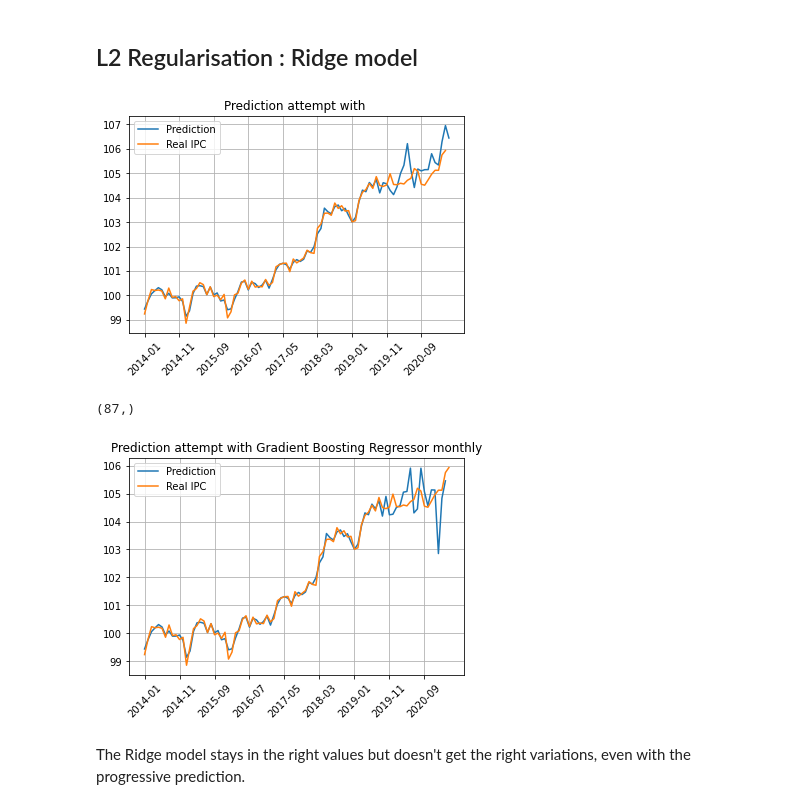
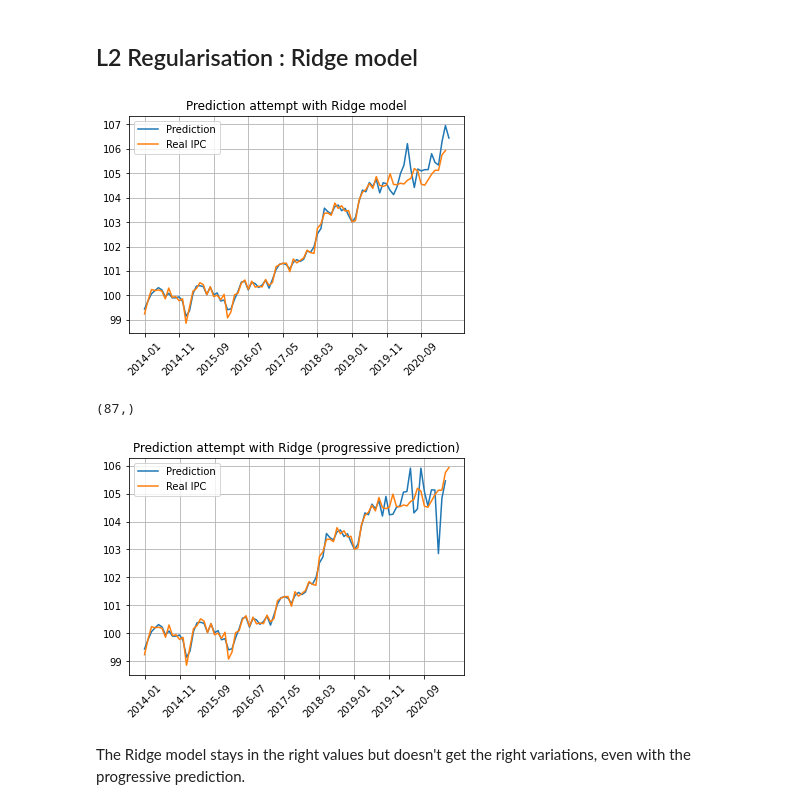
Before and after one commit to TristanBeuzelin/Projet-info-BNP, a Jupyter notebook: programms/simulations/Notebook/Global_notebook.ipynb, the cells around one changed output. Saved outputs shown, nothing was run; the diff lists cells and outputs as text; code cells hidden in the pictures.

```diff
--- a/programms/simulations/Notebook/Global_notebook.ipynb
+++ b/programms/simulations/Notebook/Global_notebook.ipynb
@@ -254,17 +254,17 @@ ridge = Ridge(alpha=0.01, random_state=20)
 ridge.fit(prices_train, IPC_train.ravel())
 Predict = ridge.predict(prices_train)
 Predict = np.append(Predict, ridge.predict(prices_test))
-Graph(Predict, IPC, '')
+Graph(Predict, IPC, 'Ridge model')
 # %% [output]
-[figure, old version]
+[figure, new version]
 # %%
 parameters = {'alpha':0.01, 'random_state':20}
 Predict = Prediction_monthly(Ridge, parameters, IPC_test, IPC_train, prices_test, prices_train)
 print(Predict.shape)
-Graph(Predict, IPC, 'Gradient Boosting Regressor monthly')
+Graph(Predict, IPC, 'Ridge (progressive prediction)')
 # %% [output]
 (87,)
-[figure, old version]
+[figure, new version]
 # %% [markdown]
 The Ridge model stays in the right values but doesn't get the right variations, even with the progressive prediction.
 # %% [markdown]
```
Also changed, not shown: parts of 4 cells of this notebook.
